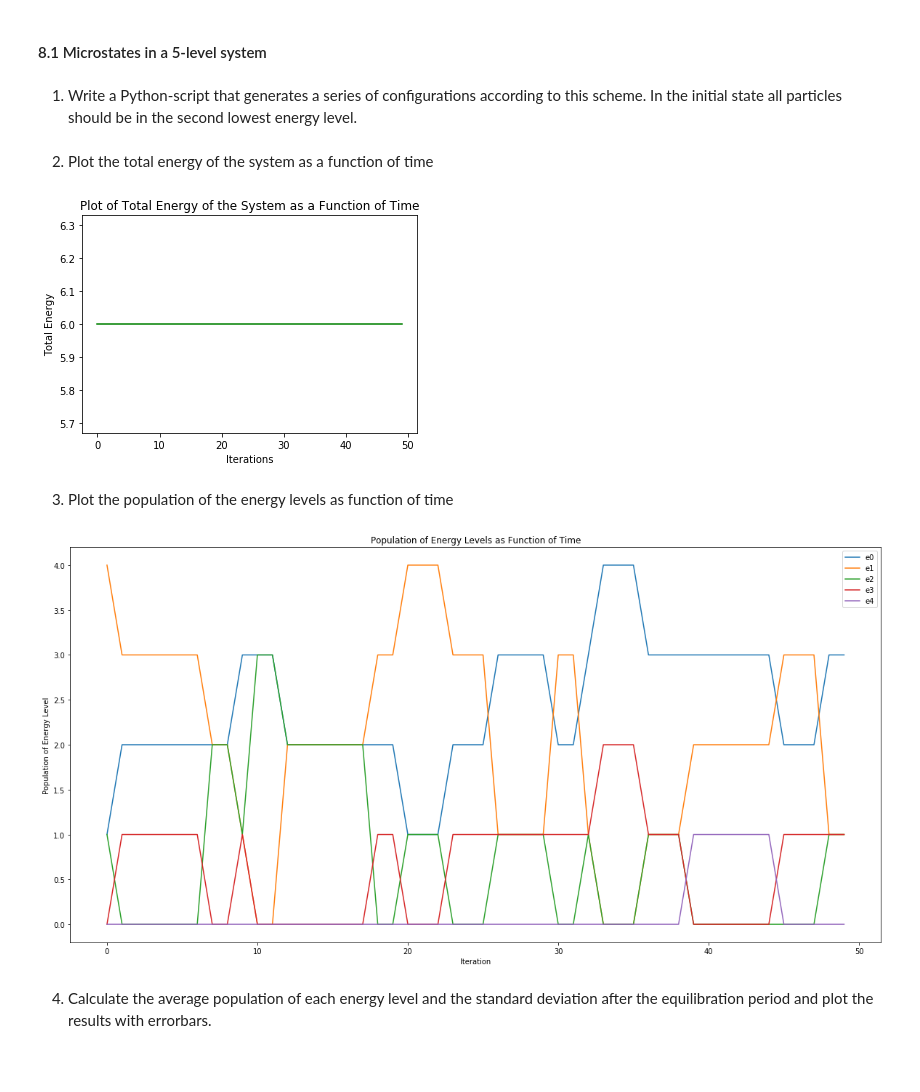
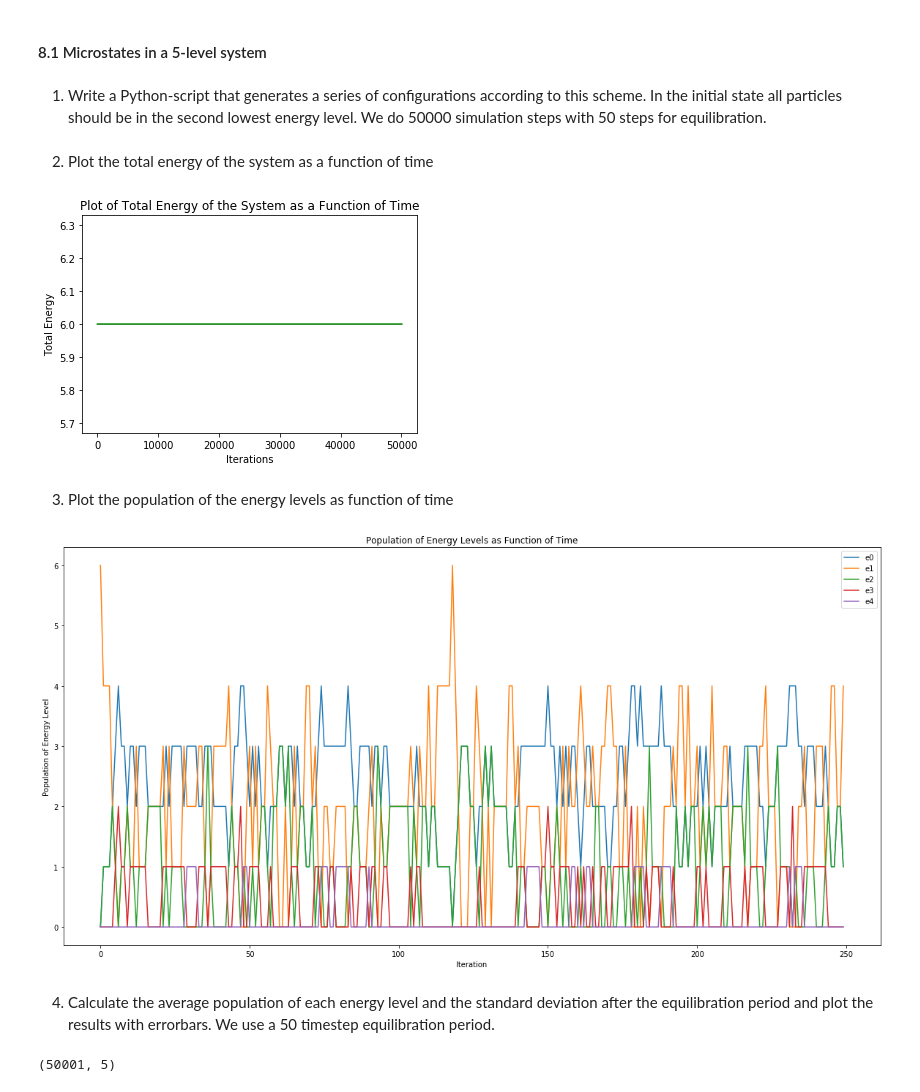
Before and after one commit to laifi/molecular-dynamics, a Jupyter notebook: e07/Exercise 7.ipynb, the cells around one changed output. Cells and saved outputs as stored; diff of their text form; code cells hidden in the pictures; blank space fills up the shorter version.

```diff
--- a/e07/Exercise 7.ipynb
+++ b/e07/Exercise 7.ipynb
@@ -8,25 +8,23 @@ import numpy as np
 import random
 import matplotlib.pyplot as plt
 # %% [markdown]
-1. Write a Python-script that generates a series of configurations according to this
-scheme. In the initial state all particles should be in the second lowest energy level.
+1. Write a Python-script that generates a series of configurations according to this scheme. In the initial state all particles should be in the second lowest energy level. We do 50000 simulation steps with 50 steps for equilibration.
 # %%
 N = 6
 c = np.ones(N)
-seconds = 50
-total_energy = list()
+seconds = 50050
+total_energy = [N]
 
-e0 = list()
-e1 = list()
-e2 = list()
-e3 = list()
-e4 = list()
+e0, e1, e2, e3, e4 = [0], [N], [0], [0], [0]
 
 
 for x in range(seconds):
 
     i = random.randint(0, c.size-1)
     j = random.randint(0, c.size-1)
+    while c[i] == 4 or c[j] == 0:
+        i = random.randint(0, c.size-1)
+        j = random.randint(0, c.size-1)
 
     if i != j:
         if c[i]<4 and c[j]>0:
@@ -49,24 +47,24 @@ plt.ylabel("Total Energy")
 plt.title("Plot of Total Energy of the System as a Function of Time")
 plt.show()
 # %% [output]
-[figure, old version]
+[figure, new version]
 # %% [markdown]
 3. Plot the population of the energy levels as function of time
 # %%
 fig = plt.figure(figsize=(20, 10))
-plt.plot(e0, label = 'e0')
-plt.plot(e1,label = 'e1')
-plt.plot(e2,label = 'e2')
-plt.plot(e3,label = 'e3')
-plt.plot(e4,label = 'e4')
+highest_time_to_plot = 250
+plt.plot(e0[:highest_time_to_plot], label = 'e0')
+plt.plot(e1[:highest_time_to_plot],label = 'e1')
+plt.plot(e2[:highest_time_to_plot],label = 'e2')
+plt.plot(e3[:highest_time_to_plot],label = 'e3')
+plt.plot(e4[:highest_time_to_plot],label = 'e4')
 plt.title('Population of Energy Levels as Function of Time')
 plt.xlabel('Iteration')
 plt.ylabel('Population of Energy Level')
 plt.legend()
 
 plt.show()
 # %% [output]
-[figure, old version]
+[figure, new version]
 # %% [markdown]
-4. Calculate the average population of each energy level and the standard deviation
-after the equilibration period and plot the results with errorbars.
+4. Calculate the average population of each energy level and the standard deviation after the equilibration period and plot the results with errorbars. We use a 50 timestep equilibration period.
@@ -78,0 +71,8 @@ average_e0 = sum(e4)/len(e4)
+# %%
+system = np.asarray([e0, e1, e2, e3 ,e4]).T # [Timestep, Particle]
+system = system[50:] # [Timestep, Particle]
+print(system.shape)
+avg = np.mean(system, axis=0)
+std = np.std(system, axis=0)
+# %% [output]
+(50001, 5)
```
Also changed, not shown: parts of 3 cells of this notebook.
